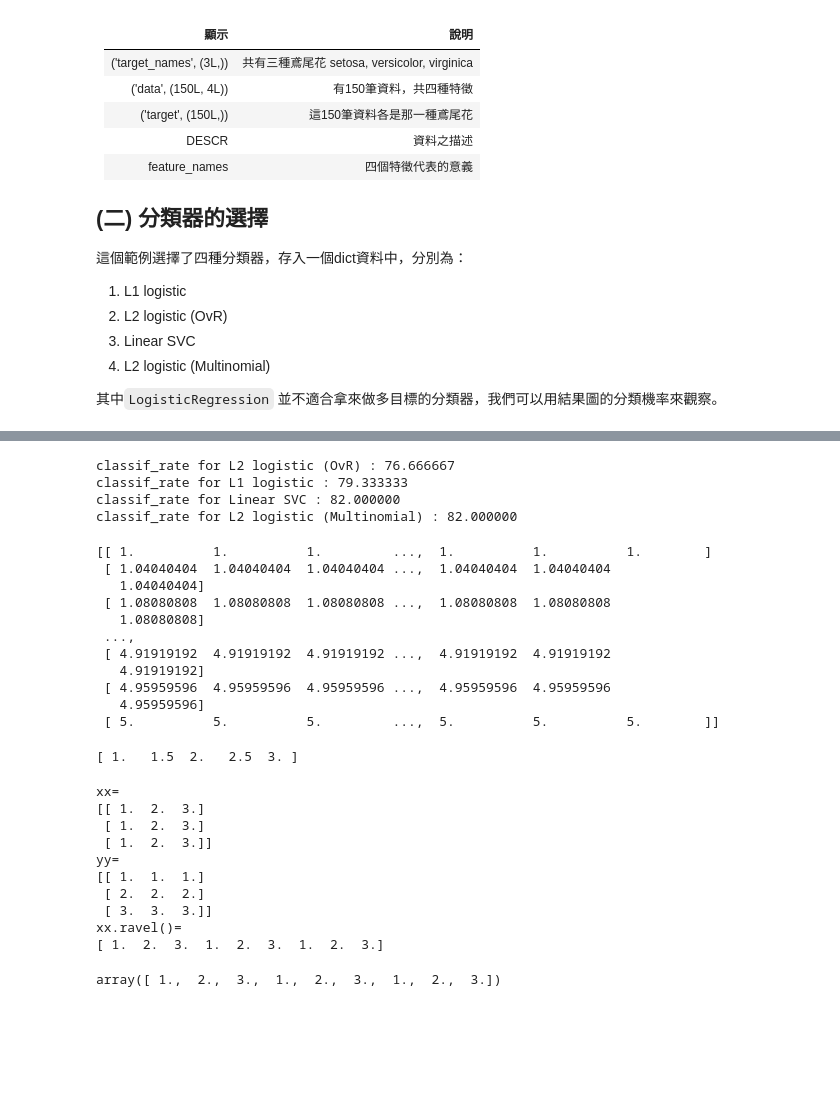
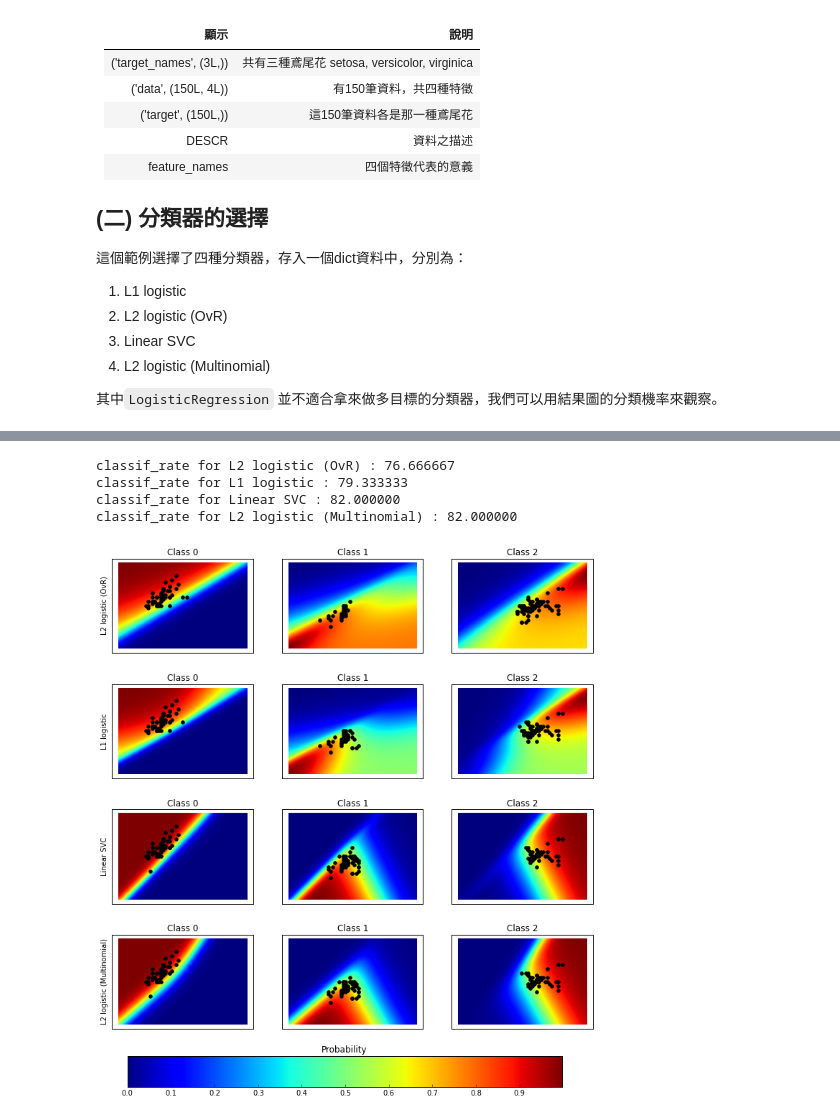
Before and after one commit to htylab/machine-learning-python, a Jupyter notebook: Classification/Ex3.ipynb, the cells around one changed output, grey strips where cells are left out. Saved outputs shown, nothing was run; the diff lists cells and outputs as text; code cells hidden in the pictures; blank space fills up the shorter version.

```diff
--- a/Classification/Ex3.ipynb
+++ b/Classification/Ex3.ipynb
@@ -89,60 +109,42 @@ Xfull = np.c_[xx.ravel(), yy.ravel()]
 # %%
-plt.figure(figsize=(3 * 2, n_classifiers * 2))
-plt.subplots_adjust(bottom=.2, top=.95)
-
-xx = np.linspace(3, 9, 100)
-yy = np.linspace(1, 5, 100).T
-xx, yy = np.meshgrid(xx, yy)
-Xfull = np.c_[xx.ravel(), yy.ravel()]
+#若在ipython notebook (Jupyter) 裏執行，則可以將下列這行的井號移除
+%matplotlib inline
+#原範例沒有下列這行，這是為了讓圖形顯示更漂亮而新增的
+fig = plt.figure(figsize=(12,12), dpi=300)
 
 for index, (name, classifier) in enumerate(classifiers.items()):
+    #訓練並計算分類成功率
+    #然而此範例訓練跟測試用相同資料集，並不符合實際狀況。
+    #建議採用cross_validation的方式才能較正確評估
     classifier.fit(X, y)
-
     y_pred = classifier.predict(X)
     classif_rate = np.mean(y_pred.ravel() == y.ravel()) * 100
     print("classif_rate for %s : %f " % (name, classif_rate))
 
     # View probabilities=
     probas = classifier.predict_proba(Xfull)
     n_classes = np.unique(y_pred).size
     for k in range(n_classes):
         plt.subplot(n_classifiers, n_classes, index * n_classes + k + 1)
         plt.title("Class %d" % k)
         if k == 0:
             plt.ylabel(name)
         imshow_handle = plt.imshow(probas[:, k].reshape((100, 100)),
                                    extent=(3, 9, 1, 5), origin='lower')
         plt.xticks(())
         plt.yticks(())
         idx = (y_pred == k)
         if idx.any():
             plt.scatter(X[idx, 0], X[idx, 1], marker='o', c='k')
 
 ax = plt.axes([0.15, 0.04, 0.7, 0.05])
 plt.title("Probability")
 plt.colorbar(imshow_handle, cax=ax, orientation='horizontal')
 
 plt.show()
 # %% [output]
 classif_rate for L2 logistic (OvR) : 76.666667
 classif_rate for L1 logistic : 79.333333
 classif_rate for Linear SVC : 82.000000
 classif_rate for L2 logistic (Multinomial) : 82.000000
+[figure, added]
-# %%
-import numpy as np
-xx = np.linspace(3, 9, 100)
-yy = np.linspace(1, 5, 100).T
-xx, yy = np.meshgrid(xx, yy)
-print(yy)
-# %% [output]
-[[ 1.          1.          1.         ...,  1.          1.          1.        ]
- [ 1.04040404  1.04040404  1.04040404 ...,  1.04040404  1.04040404
-   1.04040404]
- [ 1.08080808  1.08080808  1.08080808 ...,  1.08080808  1.08080808
-   1.08080808]
- ...,
- [ 4.91919192  4.91919192  4.91919192 ...,  4.91919192  4.91919192
-   4.91919192]
- [ 4.95959596  4.95959596  4.95959596 ...,  4.95959596  4.95959596
-   4.95959596]
- [ 5.          5.          5.         ...,  5.          5.          5.        ]]
@@ -151,24 +150,0 @@ xx, yy = np.meshgrid(np.linspace(1,3,3), np.linspace(1,3,3))
-# %%
-print(np.linspace(1,3,5))
-# %% [output]
-[ 1.   1.5  2.   2.5  3. ]
-# %%
-xx, yy = np.meshgrid(np.linspace(1,3,3), np.linspace(1,3,3))
-print('xx= \n%s' % xx)
-print('yy= \n%s' % yy)
-print('xx.ravel()= \n%s' % xx.ravel())
-# %% [output]
-xx=
-[[ 1.  2.  3.]
- [ 1.  2.  3.]
- [ 1.  2.  3.]]
-yy=
-[[ 1.  1.  1.]
- [ 2.  2.  2.]
- [ 3.  3.  3.]]
-xx.ravel()=
-[ 1.  2.  3.  1.  2.  3.  1.  2.  3.]
-# %%
-xx.ravel()
-# %% [output]
-array([ 1.,  2.,  3.,  1.,  2.,  3.,  1.,  2.,  3.])
```
Also changed, not shown: parts of 5 cells of this notebook, 3 other files.
